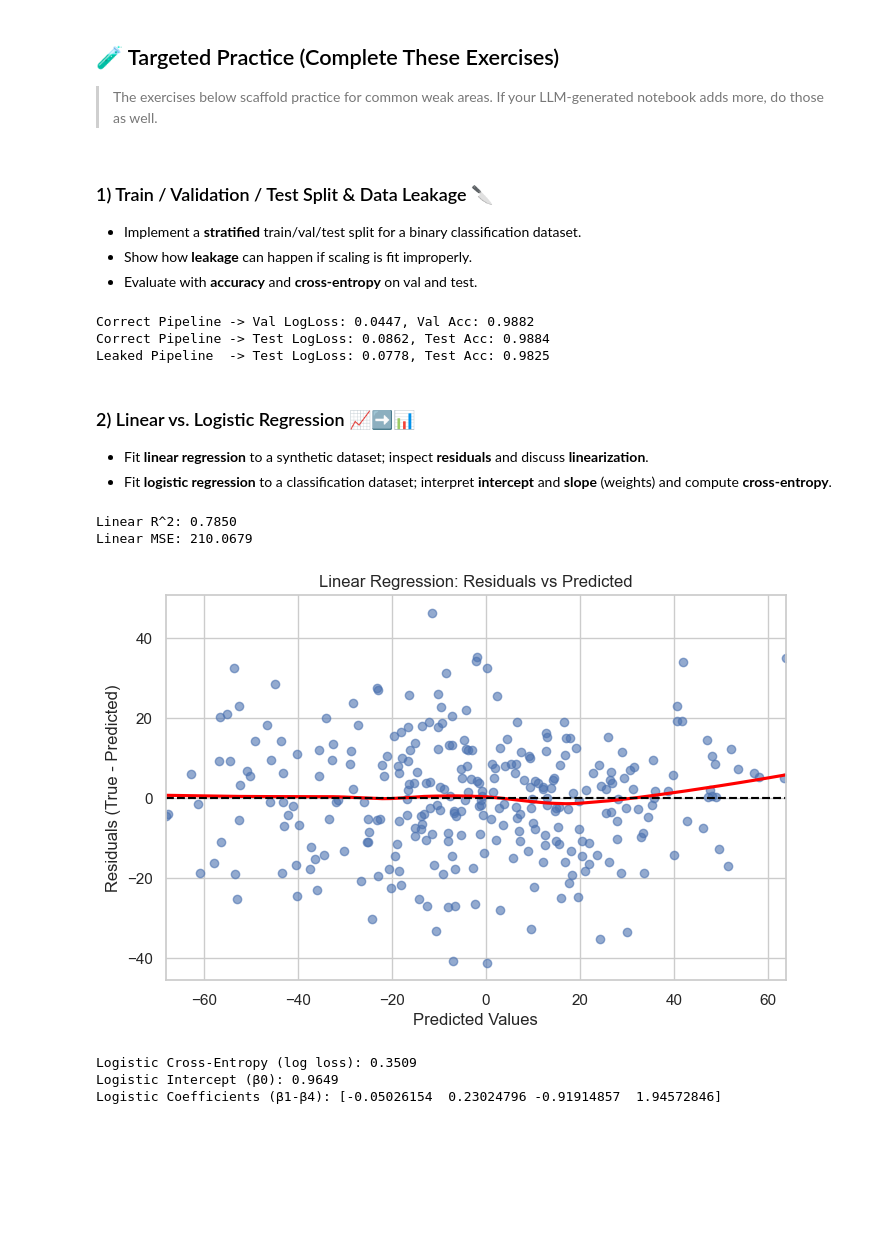
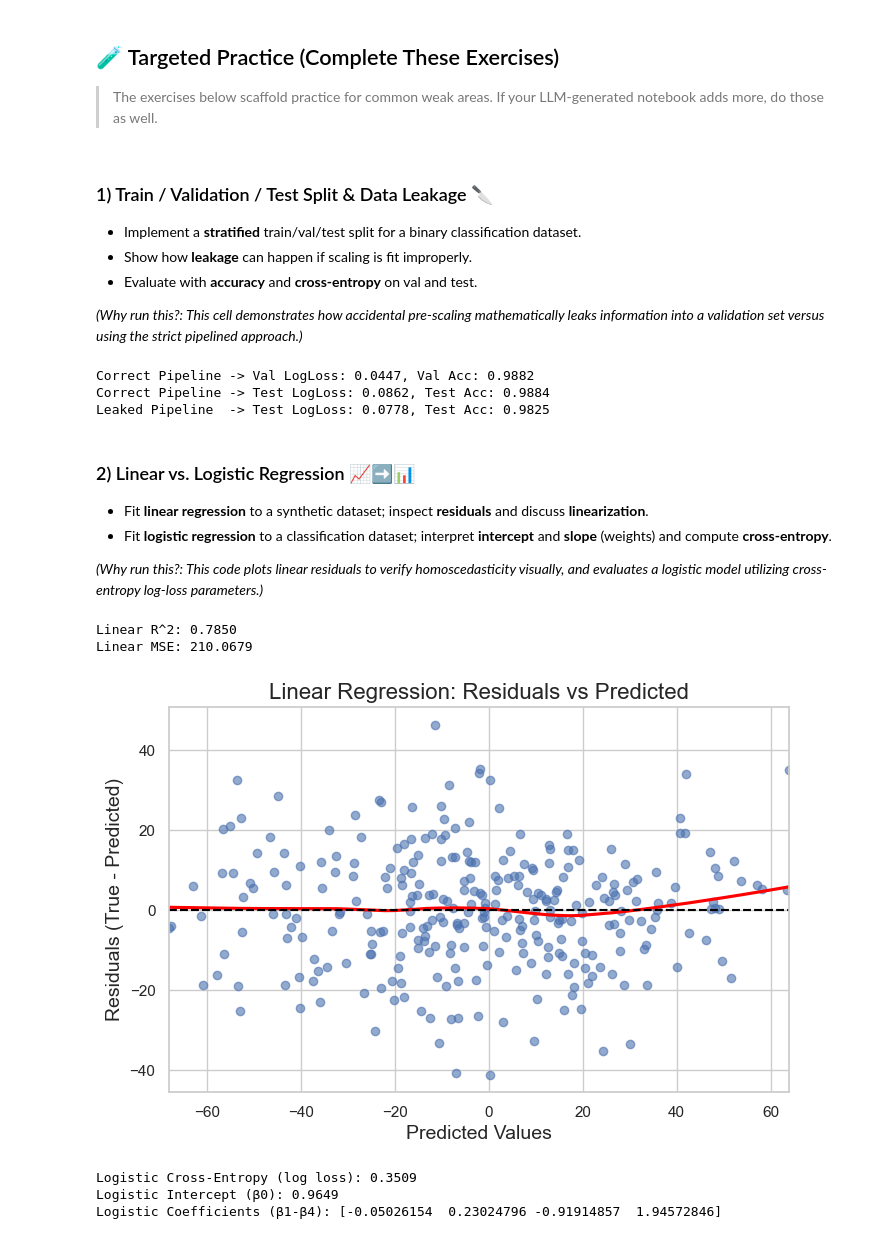
Before and after one commit to alicih4n/JobInterviewGuide_Workshop, a Jupyter notebook: JobInterviewGuide_Workshop/JobInterviewGuide_Workshop.ipynb, the cells around one changed output. Cells and saved outputs as stored; diff of their text form; code cells hidden in the pictures; blank space fills up the shorter version.

```diff
--- a/JobInterviewGuide_Workshop/JobInterviewGuide_Workshop.ipynb
+++ b/JobInterviewGuide_Workshop/JobInterviewGuide_Workshop.ipynb
@@ -131,6 +131,8 @@ The most challenging concept was identifying subtle data leakage during cross-va
 - Implement a **stratified** train/val/test split for a binary classification dataset.
 - Show how **leakage** can happen if scaling is fit improperly.
 - Evaluate with **accuracy** and **cross-entropy** on val and test.
+
+*(Why run this?: This cell demonstrates how accidental pre-scaling mathematically leaks information into a validation set versus using the strict pipelined approach.)*
 # %%
 # TODO: Implement proper stratified train/val/test split and demonstrate leakage vs. correct pipeline.
 from sklearn.datasets import load_breast_cancer
@@ -199,6 +201,8 @@ Leaked Pipeline  -> Test LogLoss: 0.0778, Test Acc: 0.9825
 ### 2) Linear vs. Logistic Regression 📈➡️📊
 - Fit **linear regression** to a synthetic dataset; inspect **residuals** and discuss **linearization**.
 - Fit **logistic regression** to a classification dataset; interpret **intercept** and **slope** (weights) and compute **cross-entropy**.
+
+*(Why run this?: This code plots linear residuals to verify homoscedasticity visually, and evaluates a logistic model utilizing cross-entropy log-loss parameters.)*
 # %%
 # TODO: Residual analysis + logistic interpretation
 import numpy as np
@@ -211,6 +215,7 @@ import seaborn as sns
 
 # Set seaborn style for better aesthetics
 sns.set_theme(style="whitegrid")
+plt.rcParams.update({'font.size': 14, 'axes.titlesize': 16, 'axes.labelsize': 14})
 
 # ---------------- Linear Regression (Residuals) ----------------
 # Generate synthetic linear regression data
@@ -224,34 +229,34 @@ print(f"Linear MSE: {mean_squared_error(yr, yr_pred):.4f}")
 
 # Plot residuals using seaborn
 plt.figure(figsize=(8, 5))
 sns.residplot(
     x=yr_pred,
     y=yr_resid,
     lowess=True,
     scatter_kws={'alpha': 0.6},
     line_kws={'color': 'red'}
 )
 plt.axhline(0, color='black', linestyle='--')
 plt.xlabel('Predicted Values')
 plt.ylabel('Residuals (True - Predicted)')
 plt.title('Linear Regression: Residuals vs Predicted')
 plt.show()
 
 # ---------------- Logistic Regression (Classification) ----------------
 # Generate synthetic binary classification data
 Xc, yc = make_classification(
     n_samples=400, n_features=4, n_informative=3, n_redundant=0, random_state=3
 )
 logit = LogisticRegression(max_iter=1000).fit(Xc, yc)
 proba = logit.predict_proba(Xc)[:, 1]
 
 print(f"Logistic Cross-Entropy (log loss): {log_loss(yc, proba):.4f}")
 print(f"Logistic Intercept (β0): {logit.intercept_[0]:.4f}")
 print(f"Logistic Coefficients (β1-β4): {logit.coef_[0]}")
 # %% [output]
 Linear R^2: 0.7850
 Linear MSE: 210.0679
-[figure, old version]
+[figure, new version]
 Logistic Cross-Entropy (log loss): 0.3509
 Logistic Intercept (β0): 0.9649
 Logistic Coefficients (β1-β4): [-0.05026154  0.23024796 -0.91914857  1.94572846]
```
Also changed, not shown: parts of 6 cells of this notebook, 2 other files.
